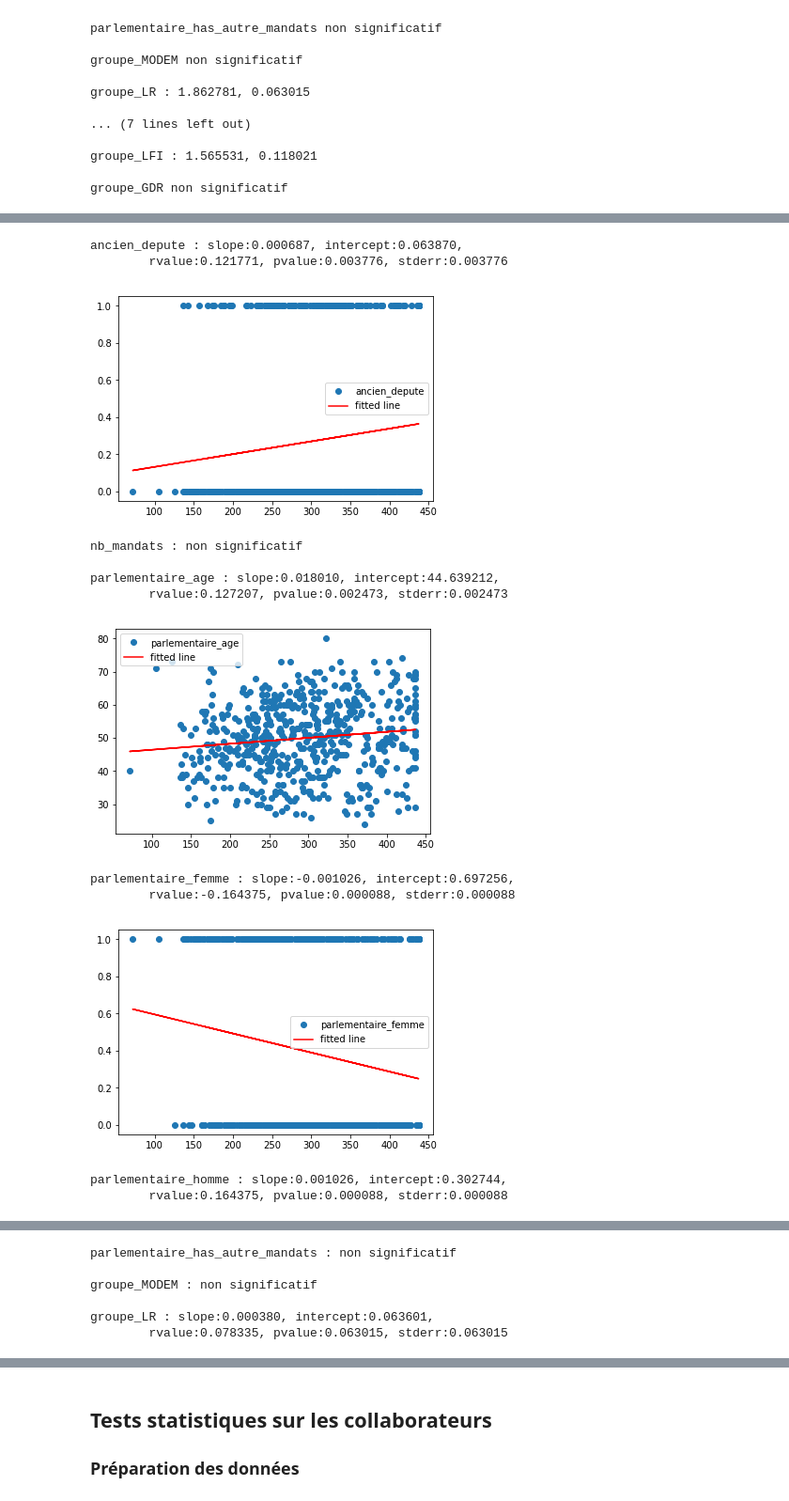
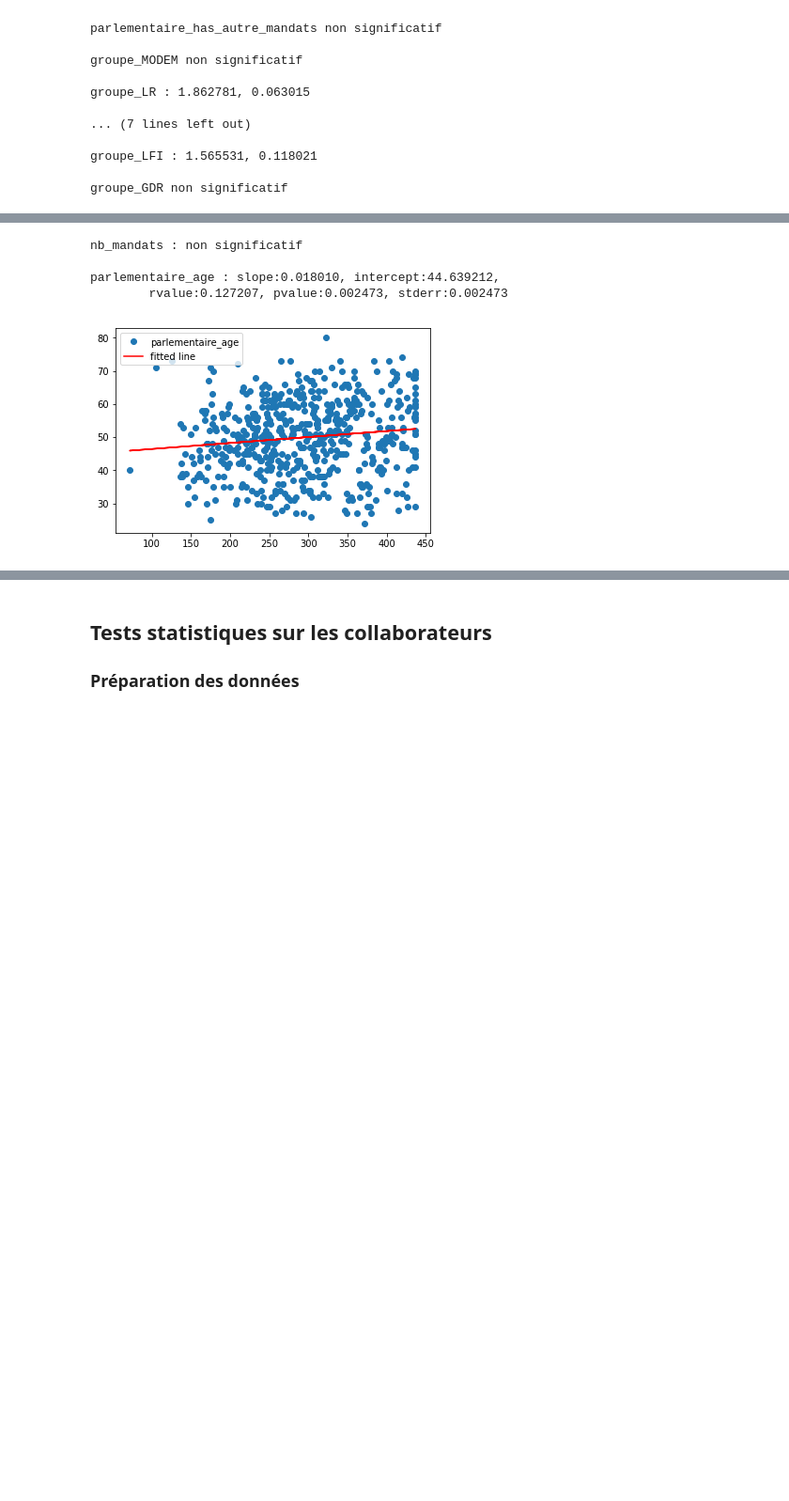
Before and after one commit to regardscitoyens/Collaborateurs-Parlement, a Jupyter notebook: exploitations/turnover.ipynb, the cells around one changed output, grey strips where cells are left out. Shown: that part at 94% size. Drawn from its saved outputs; the diff is of its cells as text; code cells hidden in the pictures; blank space fills up the shorter version.

```diff
--- a/exploitations/turnover.ipynb
+++ b/exploitations/turnover.ipynb
@@ -518,27 +359,19 @@ Pour chacune des variables continues, telles que l'âge ou le nombre de collabor
 # %%
 tt = {}
-for i in duree_tt.columns[4:].drop(["nb_collaborateurs_total", "contrat_max", "contrat_min", "nb_contrats_plus_de_2_mois", "nb_contrats_plus_de_4_mois", "nb_contrats_plus_de_6_mois", "nb_contrat_fini", "contrat_fini_max", "contrat_fini_min", "ratio_contrat_mandat", "contrat_present_a_date_rotation_un_an", "contrat_entree_depuis_date_rotation_un_an", "contrat_sortie_depuis_date_rotation_un_an", "contrat_present_moyen", "emploi_rotation_un_an", "emploi_taux_depart_un_an", "emploi_taux_arrivee_un_an", "contrat_present_a_date_rotation_six_mois", "contrat_entree_depuis_date_rotation_six_mois", "contrat_sortie_depuis_date_rotation_six_mois", "emploi_rotation_six_mois", "emploi_taux_depart_six_mois", "emploi_taux_arrivee_six_mois", "contrat_present_a_date_rotation_six_premiers_mois", "contrat_entree_depuis_date_rotation_six_premiers_mois", "contrat_sortie_depuis_date_rotation_six_premiers_mois", "emploi_rotation_six_premiers_mois", "emploi_taux_depart_six_premiers_mois", "emploi_taux_arrivee_six_premiers_mois", "contrat_moyenne", "contrat_mediane", "duree_mandat", "ratio_plus_de_2_mois", "ratio_plus_de_4_mois", "ratio_plus_de_6_mois", "ratio_contrat_fini"], 1):
+for i in duree_tt.columns[4:].drop(["ancien_depute", "parlementaire_femme", "parlementaire_homme", "groupe_LR", "groupe_LREM", "groupe_MODEM", "groupe_UAI", "groupe_NG", "groupe_NI", "groupe_LFI", "groupe_GDR", "nb_collaborateurs_total", "contrat_max", "contrat_min", "nb_contrats_plus_de_2_mois", "nb_contrats_plus_de_4_mois", "nb_contrats_plus_de_6_mois", "nb_contrat_fini", "contrat_fini_max", "contrat_fini_min", "ratio_contrat_mandat", "contrat_present_a_date_rotation_un_an", "contrat_entree_depuis_date_rotation_un_an", "contrat_sortie_depuis_date_rotation_un_an", "contrat_present_moyen", "emploi_rotation_un_an", "emploi_taux_depart_un_an", "emploi_taux_arrivee_un_an", "contrat_present_a_date_rotation_six_mois", "contrat_entree_depuis_date_rotation_six_mois", "contrat_sortie_depuis_date_rotation_six_mois", "emploi_rotation_six_mois", "emploi_taux_depart_six_mois", "emploi_taux_arrivee_six_mois", "contrat_present_a_date_rotation_six_premiers_mois", "contrat_entree_depuis_date_rotation_six_premiers_mois", "contrat_sortie_depuis_date_rotation_six_premiers_mois", "emploi_rotation_six_premiers_mois", "emploi_taux_depart_six_premiers_mois", "emploi_taux_arrivee_six_premiers_mois", "contrat_moyenne", "contrat_mediane", "duree_mandat", "ratio_plus_de_2_mois", "ratio_plus_de_4_mois", "ratio_plus_de_6_mois", "ratio_contrat_fini", "parlementaire_has_autre_mandats"], 1):
     tt[i] = linregress(duree_tt["contrat_moyenne"], duree_tt[i])
     #print (tt)
     if tt[i].pvalue < 0.1:
         print("{0} : slope:{1:f}, intercept:{2:f}, \n\trvalue:{3:f}, pvalue:{4:f}, stderr:{4:f}\n".format(i, tt[i].slope, tt[i].intercept, tt[i].rvalue, tt[i].pvalue, tt[i].stderr))
         plt.plot(duree_tt["contrat_moyenne"], duree_tt[i], 'o', label=i)
         plt.plot(duree_tt["contrat_moyenne"], tt[i].intercept + tt[i].slope*duree_tt["contrat_moyenne"], 'r', label='fitted line')
         plt.legend()
         plt.show()
     else:
         print (i+" : non significatif\n")
 # %% [output]
-ancien_depute : slope:0.000687, intercept:0.063870,
-        rvalue:0.121771, pvalue:0.003776, stderr:0.003776
+nb_mandats : non significatif
+
+parlementaire_age : slope:0.018010, intercept:44.639212,
+        rvalue:0.127207, pvalue:0.002473, stderr:0.002473
-[figure, old version]
+[figure, new version]
-nb_mandats : non significatif
-
-parlementaire_age : slope:0.018010, intercept:44.639212,
-        rvalue:0.127207, pvalue:0.002473, stderr:0.002473
-[figure, removed]
-parlementaire_femme : slope:-0.001026, intercept:0.697256,
-        rvalue:-0.164375, pvalue:0.000088, stderr:0.000088
-[figure, removed]
-parlementaire_homme : slope:0.001026, intercept:0.302744,
-        rvalue:0.164375, pvalue:0.000088, stderr:0.000088
@@ -546,6 +377,0 @@ parlementaire_homme : slope:0.001026, intercept:0.302744,
-parlementaire_has_autre_mandats : non significatif
-
-groupe_MODEM : non significatif
-
-groupe_LR : slope:0.000380, intercept:0.063601,
-        rvalue:0.078335, pvalue:0.063015, stderr:0.063015
```
Also changed, not shown: parts of 71 cells of this notebook.
